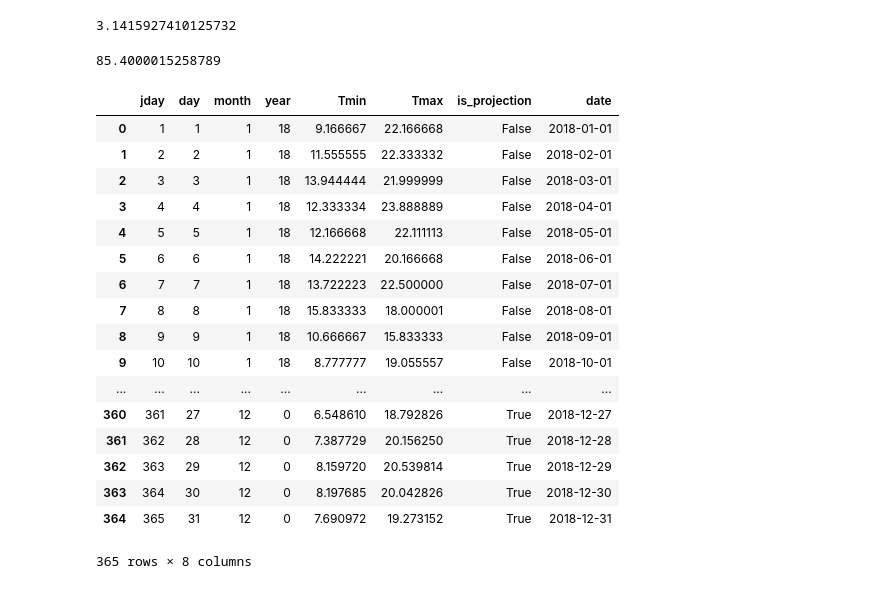
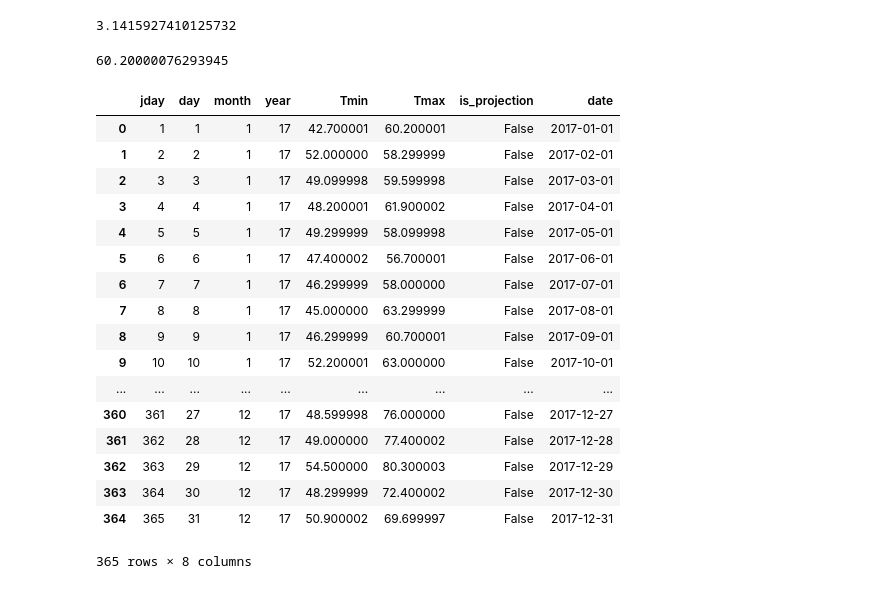
Before and after one commit to manoukis/ddtool, a Jupyter notebook: scratch/Scratch.ipynb, the cells around one changed output. Saved outputs shown, nothing was run; the diff lists cells and outputs as text; code cells hidden in the pictures.

```diff
--- a/scratch/Scratch.ipynb
+++ b/scratch/Scratch.ipynb
@@ -65,12 +64,12 @@ def msbin2ieee(msbin):
     return struct.unpack("f", ieee)[0]
 
 display(msbin2ieee(b'\xDB\x0F\x49\x81')*2) # should ~= pi
-display(msbin2ieee(b'\xCD\xCC\x2A\x87'))
+display(msbin2ieee(b'\xCD\xCC\x70\x86'))
 # %% [output]
 3.1415927410125732
-85.4000015258789
+60.20000076293945
 # %%
-FN = '../../cdfa_dd/LAAR18'
+FN = '../../cdfa_dd/LAAR17'
 INPUT_TEMPS_IN_F = True # output should be C
 # %%
 # 3 AS N$, 2 AS D$, 2 AS M$, 2 AS Y$, 5 AS M2$, 5 AS M3$, 16 AS X$
@@ -88,48 +87,48 @@ with open(FN,'rb') as fh:
             break
         (n, _, d, m, y) = struct.unpack(date_fmt, date_bytes)
         tmin = msbin2ieee(fh.read(4))
         assert fh.read(1) == b' ' # This byte should be a space (0x20)
         tmax = msbin2ieee(fh.read(4))
         assert fh.read(1) == b' ' # This byte should be a space (0x20)
         fooX = fh.read(16) # specified in old BASIC code but not used.  Don't know what it is
         # mark projections more properly
         is_projection = y==0
         # F to C if needed
-        if INPUT_TEMPS_IN_F:
+        if False: #INPUT_TEMPS_IN_F:
             tmin = tempF2C(tmin)
             tmax = tempF2C(tmax)
         # convert 2 digit date to 4 digits... This will break in 2100
         fully = y+2000
         if fully > current_year:
             fully -= 100
         if is_projection:
             fully = current_year
         date_str = "{:02d}-{:02d}-{:04d}".format(d, m, fully)
         dat.append([n, d, m, y, tmin, tmax, date_str, is_projection])
         _ = fh.read(128-35) # skip to next record in the file (each record is 128 bytes because??)
     dat = pd.DataFrame(dat, columns=['jday', 'day', 'month', 'year', 'Tmin', 'Tmax', 'date_str', 'is_projection'])
 
 # make date col of datetime objects
 dat['date'] = pd.to_datetime(dat['date_str'])
 dat.drop('date_str', axis=1, inplace=True) # don't need the strings anymore
 
 display(dat)
 # %% [output]
 |  | jday | day | month | year | Tmin | Tmax | is_projection | date |
-| 0 | 1 | 1 | 1 | 18 | 9.166667 | 22.166668 | False | 2018-01-01 |
-| 1 | 2 | 2 | 1 | 18 | 11.555555 | 22.333332 | False | 2018-02-01 |
-| 2 | 3 | 3 | 1 | 18 | 13.944444 | 21.999999 | False | 2018-03-01 |
-| 3 | 4 | 4 | 1 | 18 | 12.333334 | 23.888889 | False | 2018-04-01 |
-| 4 | 5 | 5 | 1 | 18 | 12.166668 | 22.111113 | False | 2018-05-01 |
-| 5 | 6 | 6 | 1 | 18 | 14.222221 | 20.166668 | False | 2018-06-01 |
-| 6 | 7 | 7 | 1 | 18 | 13.722223 | 22.500000 | False | 2018-07-01 |
-| 7 | 8 | 8 | 1 | 18 | 15.833333 | 18.000001 | False | 2018-08-01 |
-| 8 | 9 | 9 | 1 | 18 | 10.666667 | 15.833333 | False | 2018-09-01 |
-| 9 | 10 | 10 | 1 | 18 | 8.777777 | 19.055557 | False | 2018-10-01 |
+| 0 | 1 | 1 | 1 | 17 | 42.700001 | 60.200001 | False | 2017-01-01 |
+| 1 | 2 | 2 | 1 | 17 | 52.000000 | 58.299999 | False | 2017-02-01 |
+| 2 | 3 | 3 | 1 | 17 | 49.099998 | 59.599998 | False | 2017-03-01 |
+| 3 | 4 | 4 | 1 | 17 | 48.200001 | 61.900002 | False | 2017-04-01 |
+| 4 | 5 | 5 | 1 | 17 | 49.299999 | 58.099998 | False | 2017-05-01 |
+| 5 | 6 | 6 | 1 | 17 | 47.400002 | 56.700001 | False | 2017-06-01 |
+| 6 | 7 | 7 | 1 | 17 | 46.299999 | 58.000000 | False | 2017-07-01 |
+| 7 | 8 | 8 | 1 | 17 | 45.000000 | 63.299999 | False | 2017-08-01 |
+| 8 | 9 | 9 | 1 | 17 | 46.299999 | 60.700001 | False | 2017-09-01 |
+| 9 | 10 | 10 | 1 | 17 | 52.200001 | 63.000000 | False | 2017-10-01 |
 | ... | ... | ... | ... | ... | ... | ... | ... | ... |
-| 360 | 361 | 27 | 12 | 0 | 6.548610 | 18.792826 | True | 2018-12-27 |
-| 361 | 362 | 28 | 12 | 0 | 7.387729 | 20.156250 | True | 2018-12-28 |
-| 362 | 363 | 29 | 12 | 0 | 8.159720 | 20.539814 | True | 2018-12-29 |
-| 363 | 364 | 30 | 12 | 0 | 8.197685 | 20.042826 | True | 2018-12-30 |
-| 364 | 365 | 31 | 12 | 0 | 7.690972 | 19.273152 | True | 2018-12-31 |
+| 360 | 361 | 27 | 12 | 17 | 48.599998 | 76.000000 | False | 2017-12-27 |
+| 361 | 362 | 28 | 12 | 17 | 49.000000 | 77.400002 | False | 2017-12-28 |
+| 362 | 363 | 29 | 12 | 17 | 54.500000 | 80.300003 | False | 2017-12-29 |
+| 363 | 364 | 30 | 12 | 17 | 48.299999 | 72.400002 | False | 2017-12-30 |
+| 364 | 365 | 31 | 12 | 17 | 50.900002 | 69.699997 | False | 2017-12-31 |
 365 rows × 8 columns
```
Also changed, not shown: parts of 2 cells of this notebook, 1 other file.
